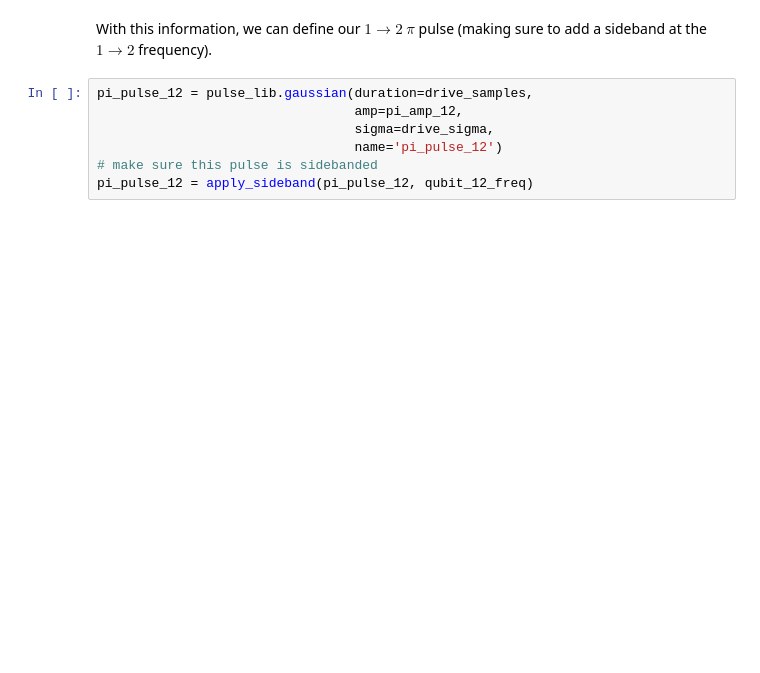
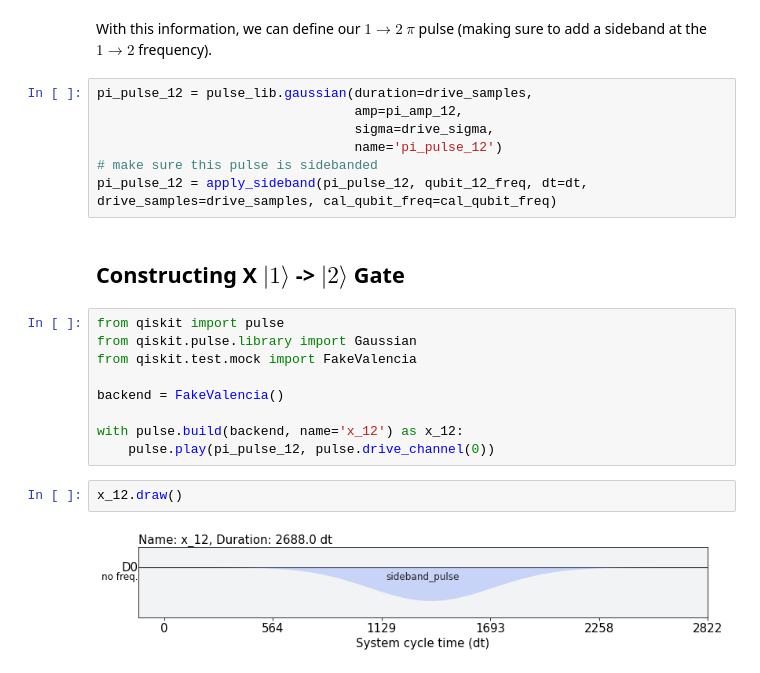
Before and after one commit to CDL-Quantum/Hackathon2021, a Jupyter notebook: CosmiQ/x_gate_gen_part2.ipynb, the cells around one changed output. Drawn from its saved outputs; the diff is of its cells as text; blank space fills up the shorter version.

Commit message:
added uncalibrated x12 gate

```diff
--- a/CosmiQ/x_gate_gen_part2.ipynb
+++ b/CosmiQ/x_gate_gen_part2.ipynb
@@ -386,4 +389,19 @@ pi_pulse_12 = pulse_lib.gaussian(duration=drive_samples,
                                  sigma=drive_sigma,
                                  name='pi_pulse_12')
 # make sure this pulse is sidebanded
-pi_pulse_12 = apply_sideband(pi_pulse_12, qubit_12_freq)
+pi_pulse_12 = apply_sideband(pi_pulse_12, qubit_12_freq, dt=dt, drive_samples=drive_samples, cal_qubit_freq=cal_qubit_freq)
+# %% [markdown]
+## Constructing X $|1\rangle$ -> $|2\rangle$ Gate
+# %%
+from qiskit import pulse
+from qiskit.pulse.library import Gaussian
+from qiskit.test.mock import FakeValencia
+
+backend = FakeValencia()
+
+with pulse.build(backend, name='x_12') as x_12:
+    pulse.play(pi_pulse_12, pulse.drive_channel(0))
+# %%
+x_12.draw()
+# %% [output]
+[figure, added]
```
Also changed, not shown: parts of 27 cells of this notebook, 1 other file.
